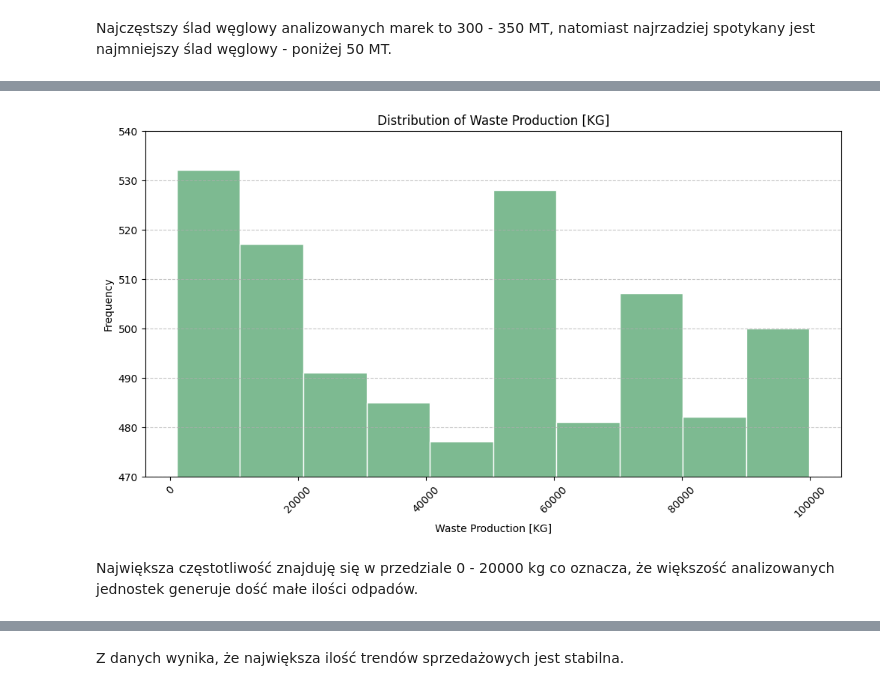
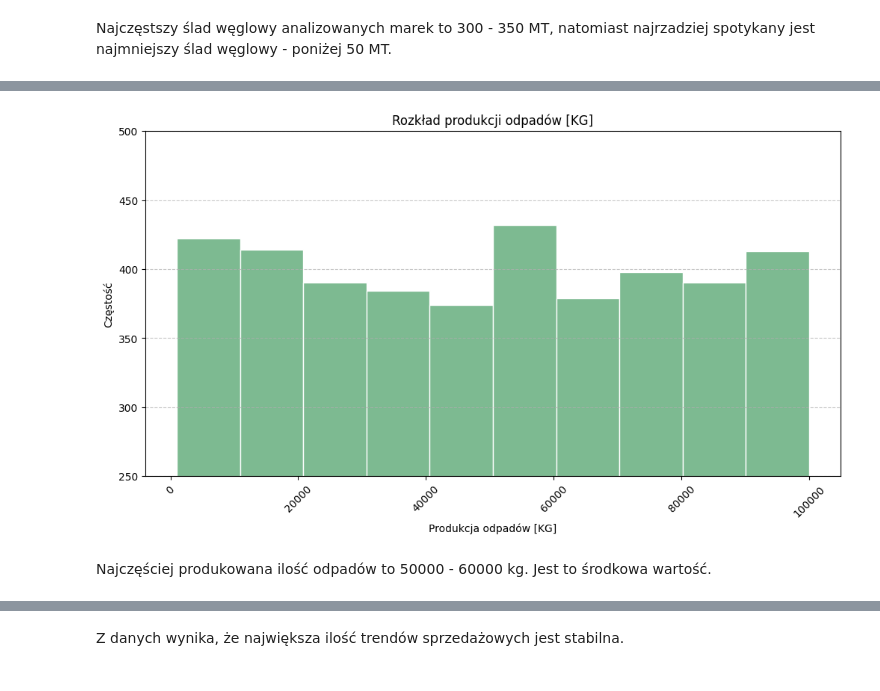
Before and after one commit to czesctuklap/sustainable-fashion-database-analysis, a Jupyter notebook: projekt.ipynb, the cells around one changed output, grey strips where cells are left out. Cells and saved outputs as stored; diff of their text form; code cells hidden in the pictures.

```diff
--- a/projekt.ipynb
+++ b/projekt.ipynb
@@ -186,17 +184,17 @@ Najczęstsze zużycie wody to 1.5 - 2 litrów. Najrzadziej zużywana ilość wod
 # %%
 plt.figure(figsize=(12, 6))
 df['Waste_Production_KG'].plot(kind='hist', edgecolor='white')
 plt.title('Rozkład produkcji odpadów [KG]')
 plt.xlabel('Produkcja odpadów [KG]')
 plt.ylabel('Częstość')
-plt.ylim(470,540)
+plt.ylim(250,500)
 plt.xticks(rotation=45)
 plt.grid(axis='y', linestyle='--', alpha=0.7)
 plt.show()
 # %% [output]
-[figure, old version]
+[figure, new version]
 # %% [markdown]
-Największa częstotliwość znajduję się w przedziale 0 - 20000 kg co oznacza, że większość analizowanych jednostek generuje dość małe ilości odpadów.
+Najczęściej produkowana ilość odpadów to 50000 - 60000 kg. Jest to środkowa wartość.
 # %%
 manufacturing = df['Recycling_Programs'].value_counts()
 colors = sns.color_palette(PALETTE, 2)
```
Also changed, not shown: parts of 40 cells of this notebook.
